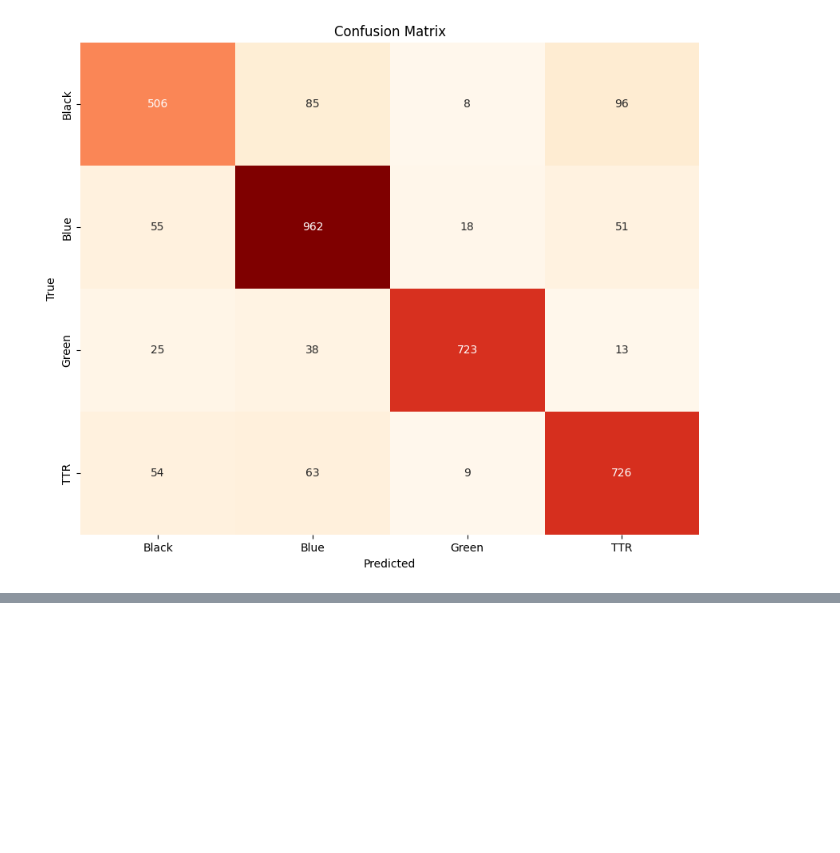
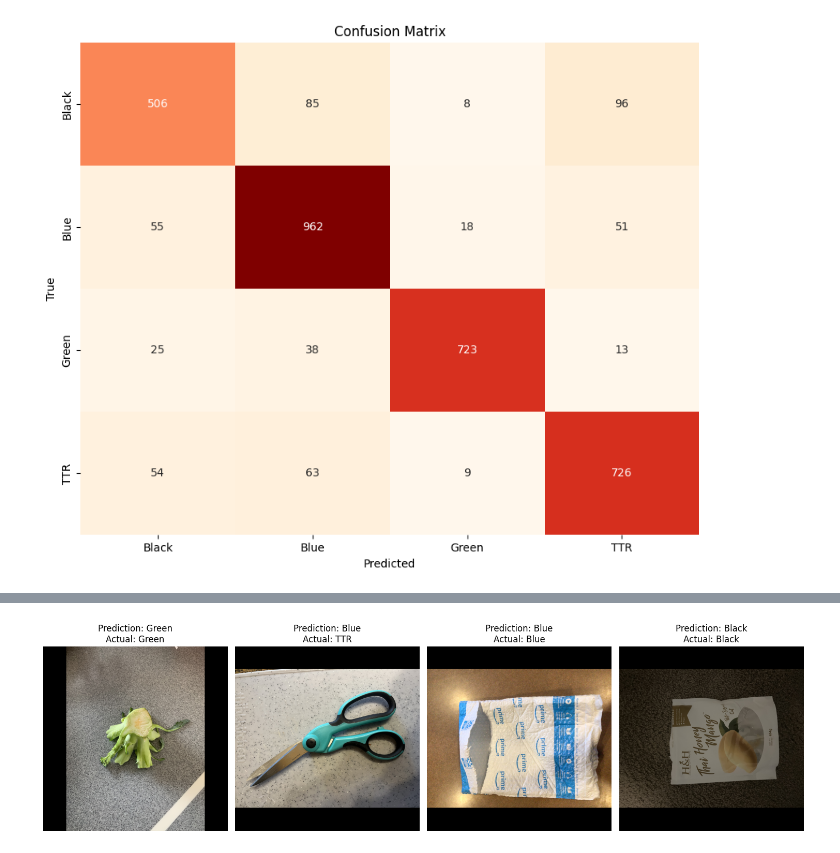
Before and after one commit to destinsaba/GarbageClassifier, a Jupyter notebook: predictionResults.ipynb, the cells around one changed output, grey strips where cells are left out. Saved outputs shown, nothing was run; the diff lists cells and outputs as text; code cells hidden in the pictures; blank space fills up the shorter version.

```diff
--- a/predictionResults.ipynb
+++ b/predictionResults.ipynb
@@ -181,0 +257,27 @@ plt.show()
+# %%
+# Sample images with predictions
+
+# Get 1 random image from each class
+image_paths = []
+for class_name in os.listdir(TEST_SET_PATH):
+    class_path = os.path.join(TEST_SET_PATH, class_name)
+    if os.path.isdir(class_path):
+        image_paths.extend([os.path.join(class_path, filename) for filename in random.sample(os.listdir(class_path), 1)])
+
+# Predict each image class and get actual class label
+fig, axes = plt.subplots(1, len(image_paths), figsize=(15, 5))
+for i, image_path in enumerate(image_paths):
+    image = Image.open(image_path)
+    axes[i].imshow(image)
+    axes[i].axis('off')
+
+    prediction = predict_image(image_path, best_model, device, tokenizer, max_len)
+
+    actual_class = os.path.basename(os.path.dirname(image_path))
+
+    axes[i].set_title(f'Prediction: {prediction}\nActual: {actual_class}')
+
+plt.tight_layout()
+plt.show()
+# %% [output]
+[figure, added]
```
Also changed, not shown: parts of 10 cells of this notebook.
